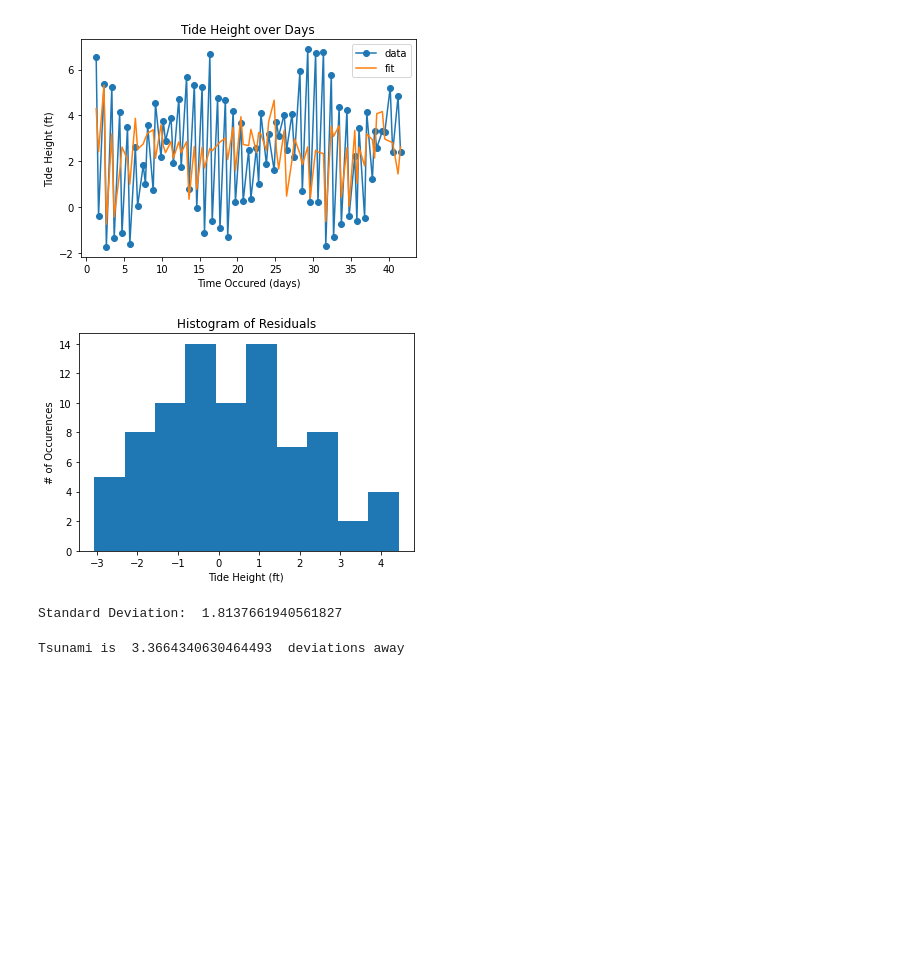
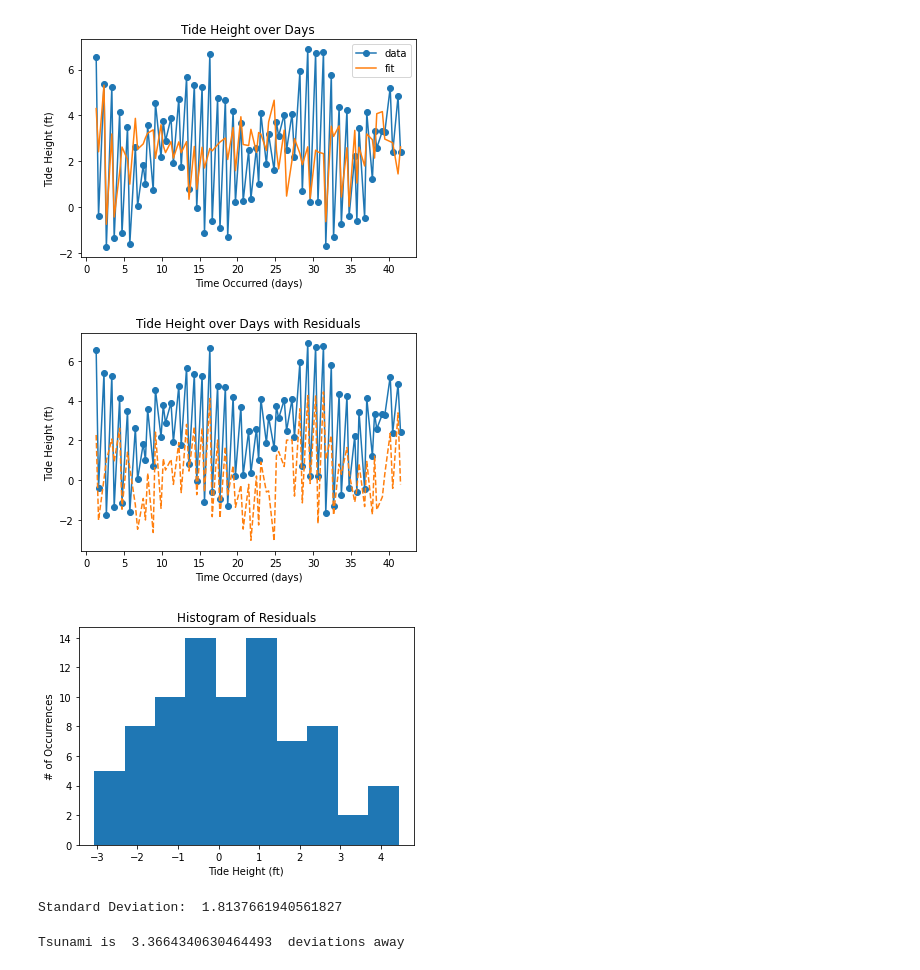
Before and after one commit to Anj-Pra/GroupA5_Astr19, a Jupyter notebook: Group5A_TidalProject.ipynb, the cells around one changed output. Cells and saved outputs as stored; diff of their text form; code cells hidden in the pictures; blank space fills up the shorter version.

Commit message:
plotted residuals

```diff
--- a/Group5A_TidalProject.ipynb
+++ b/Group5A_TidalProject.ipynb
@@ -75,19 +75,26 @@ plt.show()
 # %%
 # 3. Subtract off the best fit.
 # create a line plot for the mapping function
-# plt.plot(arr_mins, arr_tide, 'o-', label='data')
-# plt.plot(arr_mins, abs(arr_tide) - abs(y_line), '--', label='residual')
+plt.plot(arr_mins, arr_tide, 'o-', label='data')
+plt.plot(arr_mins, abs(arr_tide) - abs(y_line), '--', label='residual')
+plt.xlabel("Time Occurred (days)")
+plt.ylabel("Tide Height (ft)")
+plt.title("Tide Height over Days with Residuals")
+plt.show()
+
+# histogram
 residual = abs(arr_tide) - abs(y_line)
 plt.hist(residual, bins=10)
 plt.xlabel("Tide Height (ft)")
-plt.ylabel("# of Occurences")
+plt.ylabel("# of Occurrences")
 plt.title("Histogram of Residuals")
 plt.savefig("histogram_of_residuals.pdf") # save the figure as a PDF
 plt.show()
 std_div = np.std(residual)
 print("Standard Deviation: ", std_div)
 # %% [output]
-[figure, old version]
+[figure, new version]
+[figure, added]
 Standard Deviation:  1.8137661940561827
 # %%
 # 4. Deviation caused by tsunami.
```
Also changed, not shown: parts of 3 cells of this notebook.
